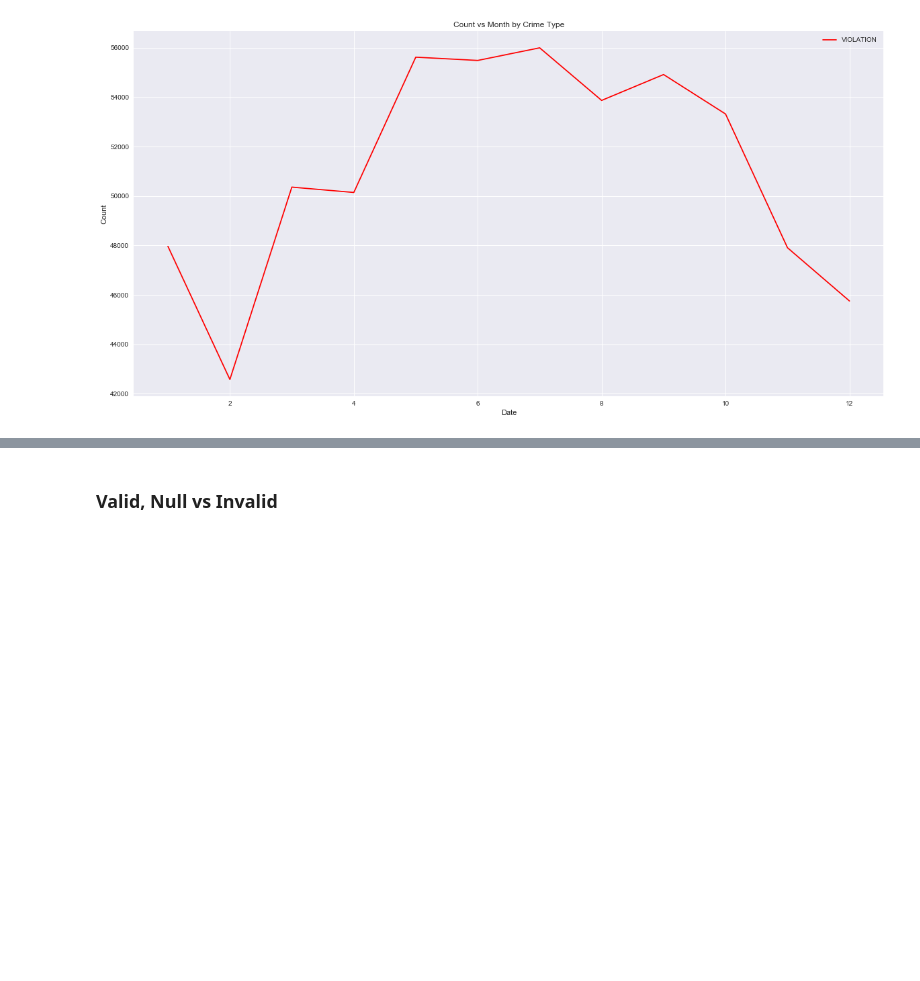
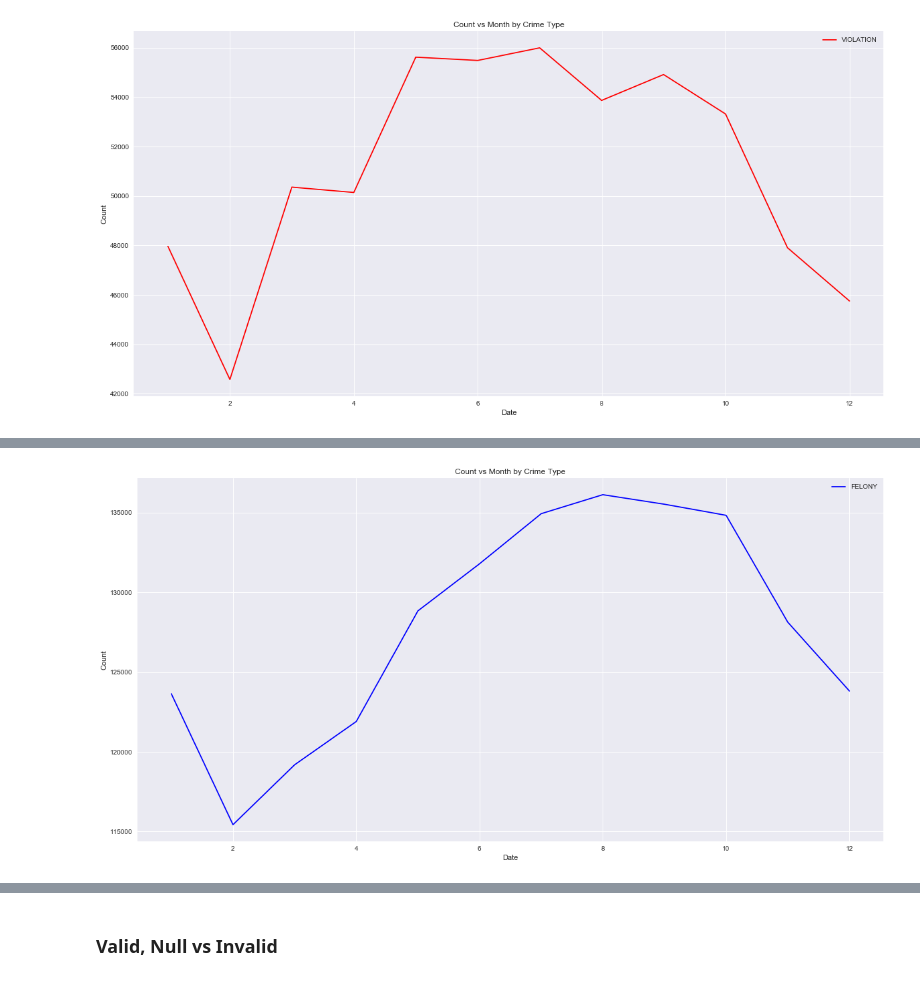
Before and after one commit to selenewang/ds1004-project, a Jupyter notebook: Plot.ipynb, the cells around one changed output, grey strips where cells are left out. Cells and saved outputs as stored; diff of their text form; code cells hidden in the pictures; blank space fills up the shorter version.

Commit message:
update plot

```diff
--- a/Plot.ipynb
+++ b/Plot.ipynb
@@ -313,0 +325,5 @@ plt.show()
+# %%
+dates=[31,28,31,30,31,30,31,31,30,31,30,31]
+for i in range (12):
+    df.iloc[i][1:]=pd.to_numeric(df.iloc[i][1:])/dates[i]*30
+df
@@ -313,0 +344,13 @@ plt.show()
+# %%
+from matplotlib.dates import YearLocator, MonthLocator, DateFormatter
+import datetime
+
+plt.figure(figsize=(20,10))
+plt.plot(df['DATE'], df['FELONY'], 'b-',label="FELONY")
+plt.legend()
+plt.xlabel("Date")
+plt.ylabel("Count")
+plt.title("Count vs Month by Crime Type")
+plt.show()
+# %% [output]
+[figure, added]
```
Also changed, not shown: parts of 5 cells of this notebook.
